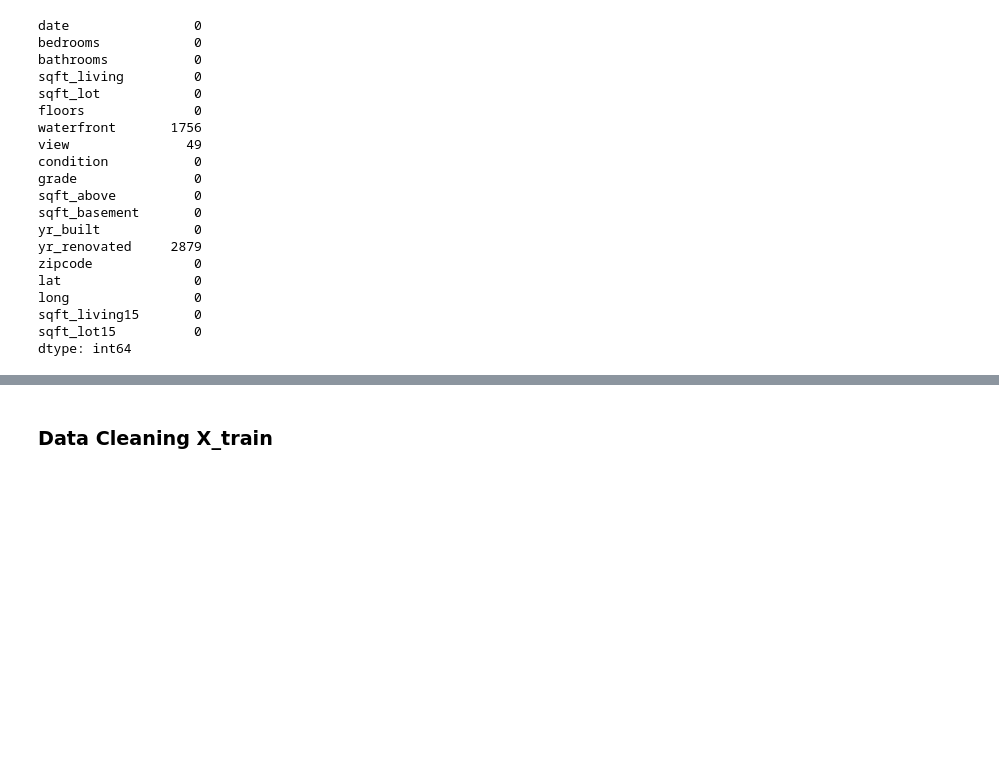
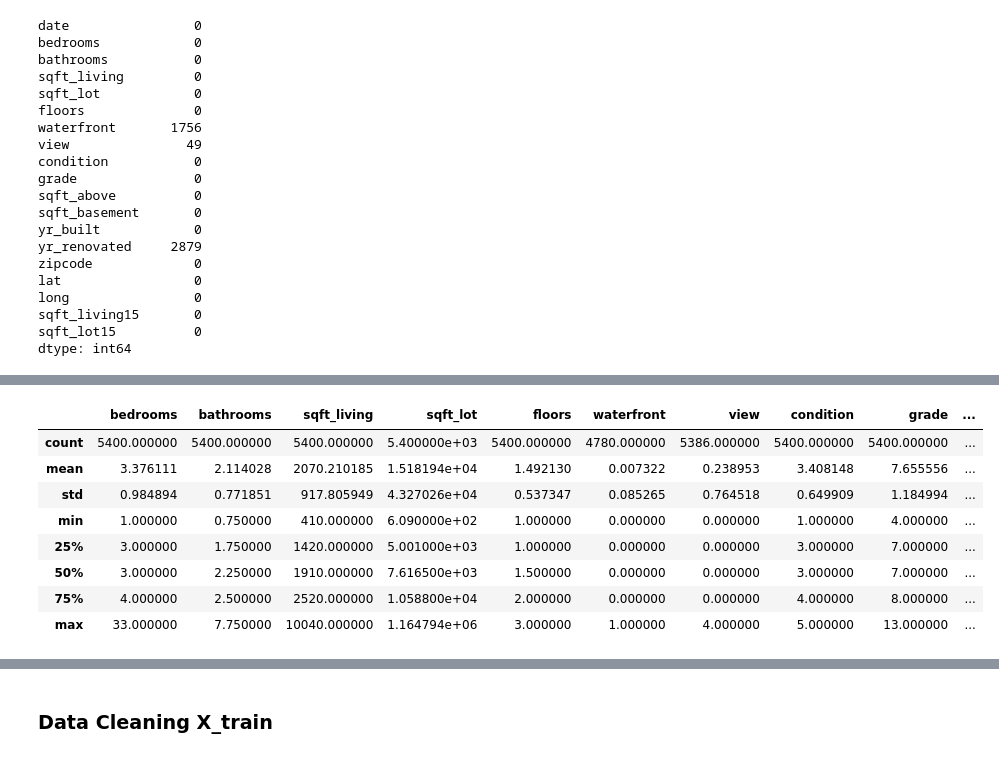
Before and after one commit to fivearm/phase_2_project_vac_pandas, a Jupyter notebook: bakeoff_index.ipynb, the cells around one changed output, grey strips where cells are left out. Cells and saved outputs as stored; diff of their text form; code cells hidden in the pictures; blank space fills up the shorter version.

```diff
--- a/bakeoff_index.ipynb
+++ b/bakeoff_index.ipynb
@@ -92,0 +105,12 @@ dtype: int64
+# %%
+X_test.describe()
+# %% [output]
+|  | bedrooms | bathrooms | sqft_living | sqft_lot | floors | waterfront | view | condition | grade | ... |
+| count | 5400.000000 | 5400.000000 | 5400.000000 | 5.400000e+03 | 5400.000000 | 4780.000000 | 5386.000000 | 5400.000000 | 5400.000000 | ... |
+| mean | 3.376111 | 2.114028 | 2070.210185 | 1.518194e+04 | 1.492130 | 0.007322 | 0.238953 | 3.408148 | 7.655556 | ... |
+| std | 0.984894 | 0.771851 | 917.805949 | 4.327026e+04 | 0.537347 | 0.085265 | 0.764518 | 0.649909 | 1.184994 | ... |
+| min | 1.000000 | 0.750000 | 410.000000 | 6.090000e+02 | 1.000000 | 0.000000 | 0.000000 | 1.000000 | 4.000000 | ... |
+| 25% | 3.000000 | 1.750000 | 1420.000000 | 5.001000e+03 | 1.000000 | 0.000000 | 0.000000 | 3.000000 | 7.000000 | ... |
+| 50% | 3.000000 | 2.250000 | 1910.000000 | 7.616500e+03 | 1.500000 | 0.000000 | 0.000000 | 3.000000 | 7.000000 | ... |
+| 75% | 4.000000 | 2.500000 | 2520.000000 | 1.058800e+04 | 2.000000 | 0.000000 | 0.000000 | 4.000000 | 8.000000 | ... |
+| max | 33.000000 | 7.750000 | 10040.000000 | 1.164794e+06 | 3.000000 | 1.000000 | 4.000000 | 5.000000 | 13.000000 | ... |
```
Also changed, not shown: parts of 12 cells of this notebook.
